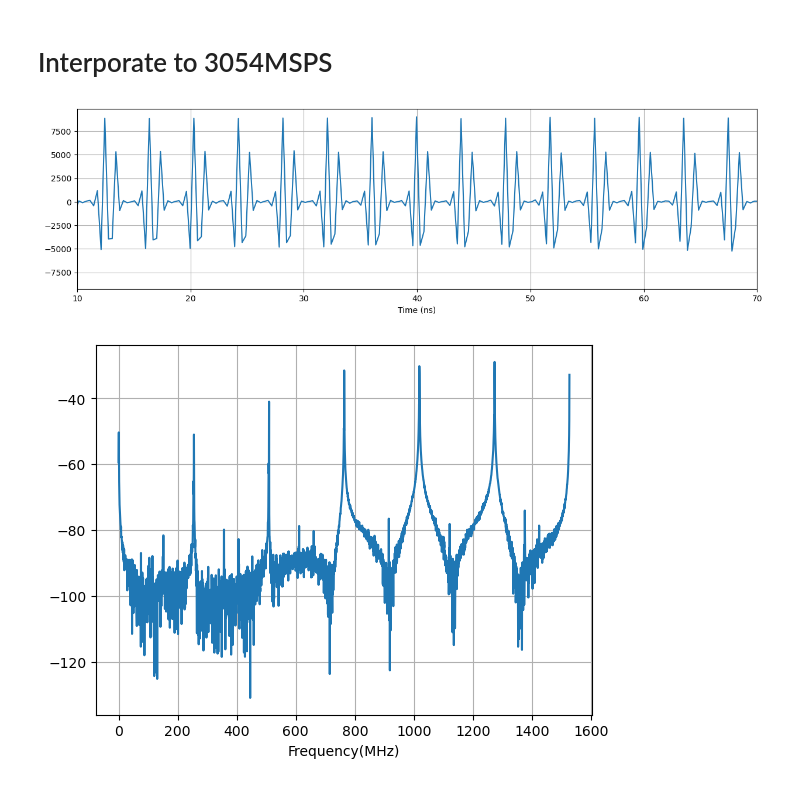
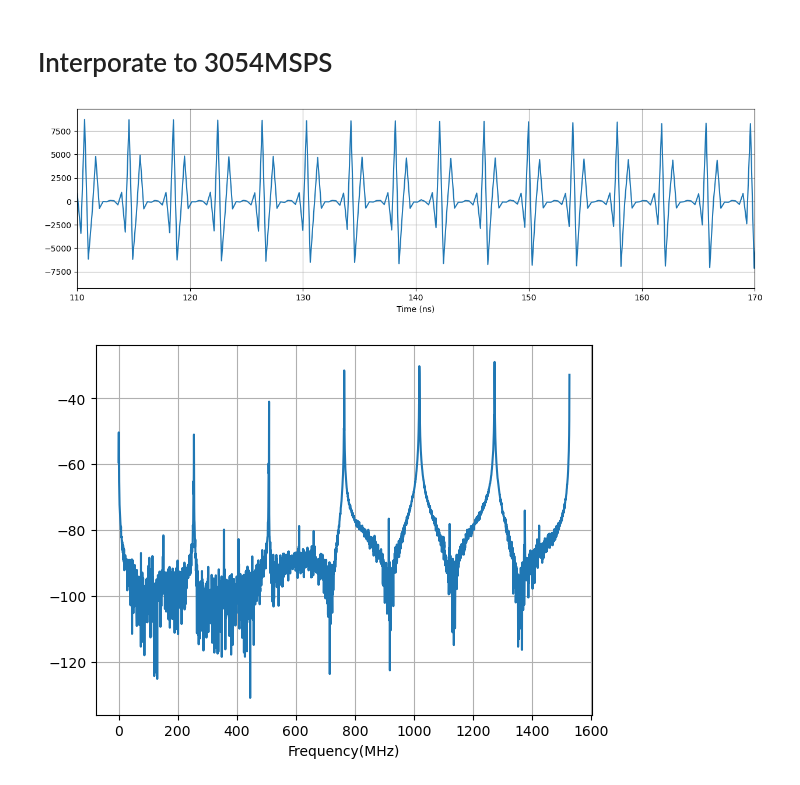
Before and after one commit to slaclab/kek-bpm-rfsoc-dev, a Jupyter notebook: software/notebooks/DiodeWaveform.ipynb, the cells around one changed output. Cells and saved outputs as stored; diff of their text form; code cells hidden in the pictures.

```diff
--- a/software/notebooks/DiodeWaveform.ipynb
+++ b/software/notebooks/DiodeWaveform.ipynb
@@ -132,18 +132,18 @@ plt.grid()
 # %%
 #  linear interpolation for this data at 3.054 GSPS
 newTimeBin = 1.0/(0.509*6.0) # Unit of ns for 3.054 GSPS
 newSize    = math.floor(len(waveform_4ns_conv)*3054e6/1e12)
 newTimeSteps = np.linspace(0, newTimeBin*(newSize-1), num=newSize)
 
 newwaveform = np.int16(np.interp(newTimeSteps, timestep, waveform_4ns_conv))
 # Plot the time waveform (RFSoC rate)
 plt.figure(figsize=(15,4))
 plt.plot(newTimeSteps,newwaveform)
 plt.xlabel("Time (ns)")
-plt.xlim(10,70)
+plt.xlim(110,170)
 plt.grid()
 # %% [output]
-[figure, old version]
+[figure, new version]
 # %%
 #FFT
 size    = len(newwaveform) # Number of data points in the file
```
